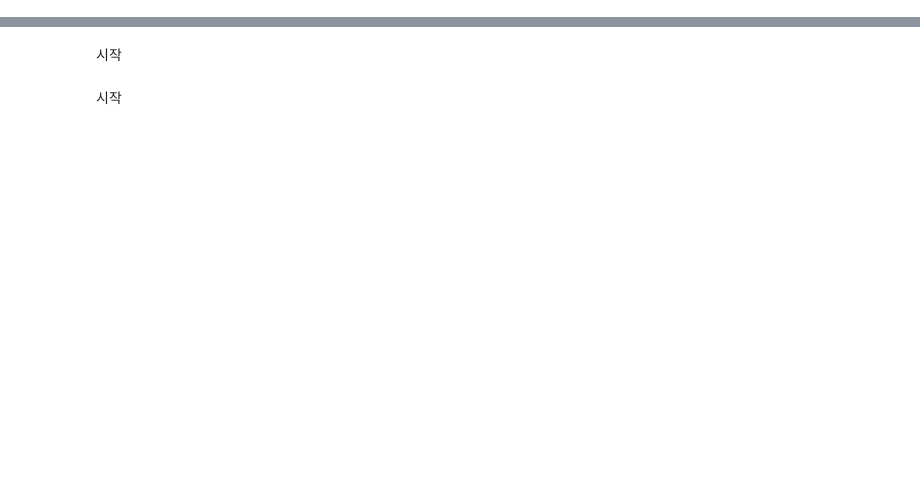
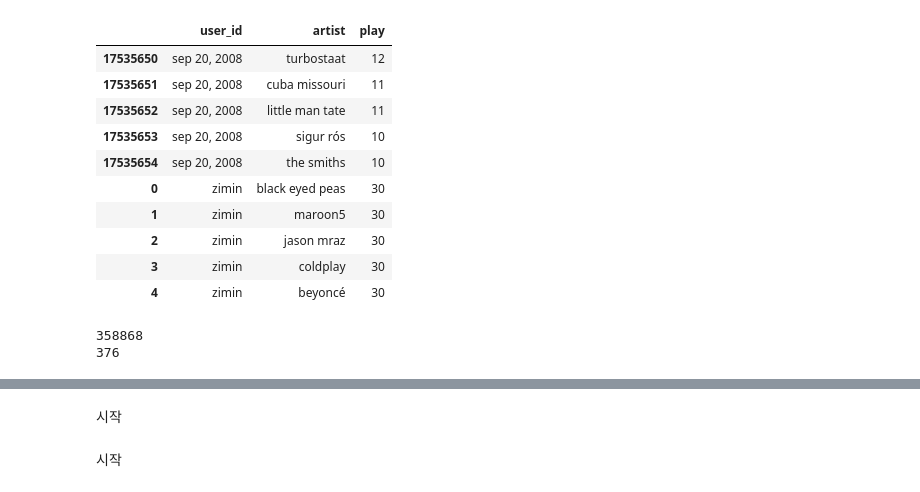
Before and after one commit to comcomet/first-repository, a Jupyter notebook: E7/e7.ipynb, the cells around one changed output, grey strips where cells are left out. Drawn from its saved outputs; the diff is of its cells as text; code cells hidden in the pictures; blank space fills up the shorter version.

```diff
--- a/E7/e7.ipynb
+++ b/E7/e7.ipynb
@@ -38,3 +134,26 @@ user_median.describe()
+# %%
+# 본인이 좋아하시는 아티스트 데이터로 바꿔서 추가하셔도 됩니다! 단, 이름은 꼭 데이터셋에 있는 것과 동일하게 맞춰주세요.
+my_favorite = ['black eyed peas' , 'maroon5' ,'jason mraz' ,'coldplay' ,'beyoncé']
+
+# 'zimin'이라는 user_id가 위 아티스트의 노래를 30회씩 들었다고 가정하겠습니다.
+my_playlist = pd.DataFrame({'user_id': ['zimin']*5, 'artist': my_favorite, 'play':[30]*5})
+
+if not data.isin({'user_id':['zimin']})['user_id'].any():  # user_id에 'zimin'이라는 데이터가 없다면
+    data = data.append(my_playlist)                           # 위에 임의로 만든 my_favorite 데이터를 추가해 줍니다.
+
+data.tail(10)       # 잘 추가되었는지 확인해 봅시다.
+# %% [output]
+|  | user_id | artist | play |
+| 17535650 | sep 20, 2008 | turbostaat | 12 |
+| 17535651 | sep 20, 2008 | cuba missouri | 11 |
+| 17535652 | sep 20, 2008 | little man tate | 11 |
+| 17535653 | sep 20, 2008 | sigur rós | 10 |
+| 17535654 | sep 20, 2008 | the smiths | 10 |
+| 0 | zimin | black eyed peas | 30 |
+| 1 | zimin | maroon5 | 30 |
+| 2 | zimin | jason mraz | 30 |
+| 3 | zimin | coldplay | 30 |
+| 4 | zimin | beyoncé | 30 |
 # %%
 # 고유한 유저, 아티스트를 찾아내는 코드
 user_unique = data['user_id'].unique()
@@ -47,6 +166,9 @@ artist_to_idx = {v:k for k,v in enumerate(artist_unique)}
 # 인덱싱이 잘 되었는지 확인해 봅니다.
 print(user_to_idx['zimin'])    # 358869명의 유저 중 마지막으로 추가된 유저이니 358868이 나와야 합니다.
 print(artist_to_idx['black eyed peas'])
+# %% [output]
+358868
+376
 # %%
 # indexing을 통해 데이터 컬럼 내 값을 바꾸는 코드
 # dictionary 자료형의 get 함수는 https://wikidocs.net/16 을 참고하세요.
```
Also changed, not shown: parts of 24 cells of this notebook, 1 other file.
